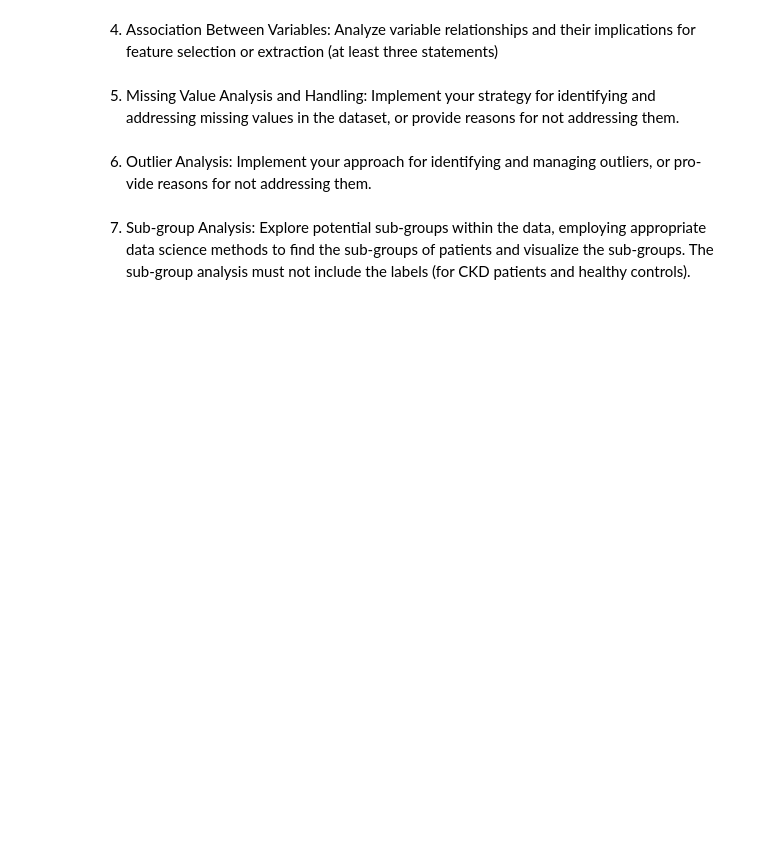
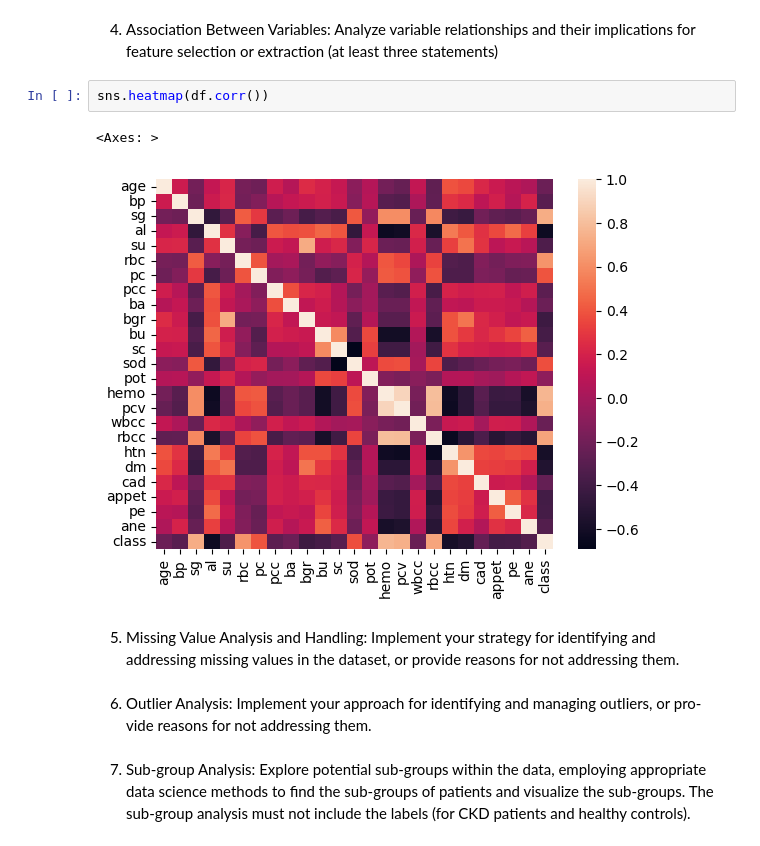
Before and after one commit to JennaOrvitz/Stats3DA3FinalProject, a Jupyter notebook: Stats3DA3.ipynb, the cells around one changed output. Cells and saved outputs as stored; diff of their text form; blank space fills up the shorter version.

```diff
--- a/Stats3DA3.ipynb
+++ b/Stats3DA3.ipynb
@@ -101,5 +158,10 @@ df.describe()
 # %% [markdown]
 4. Association Between Variables: Analyze variable relationships and their implications for feature selection or extraction (at least three statements)
+# %%
+sns.heatmap(df.corr())
+# %% [output]
+<Axes: >
+[figure, added]
 # %% [markdown]
 5. Missing Value Analysis and Handling: Implement your strategy for identifying and addressing missing values in the dataset, or provide reasons for not addressing them.
 # %% [markdown]
```
Also changed, not shown: parts of 9 cells of this notebook.
